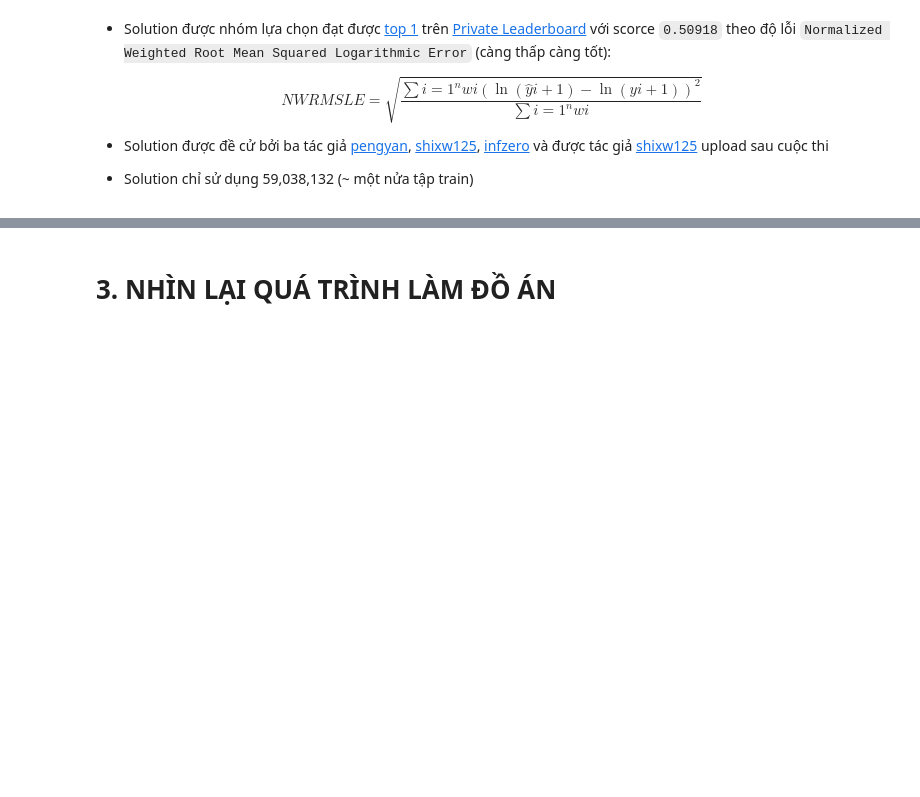
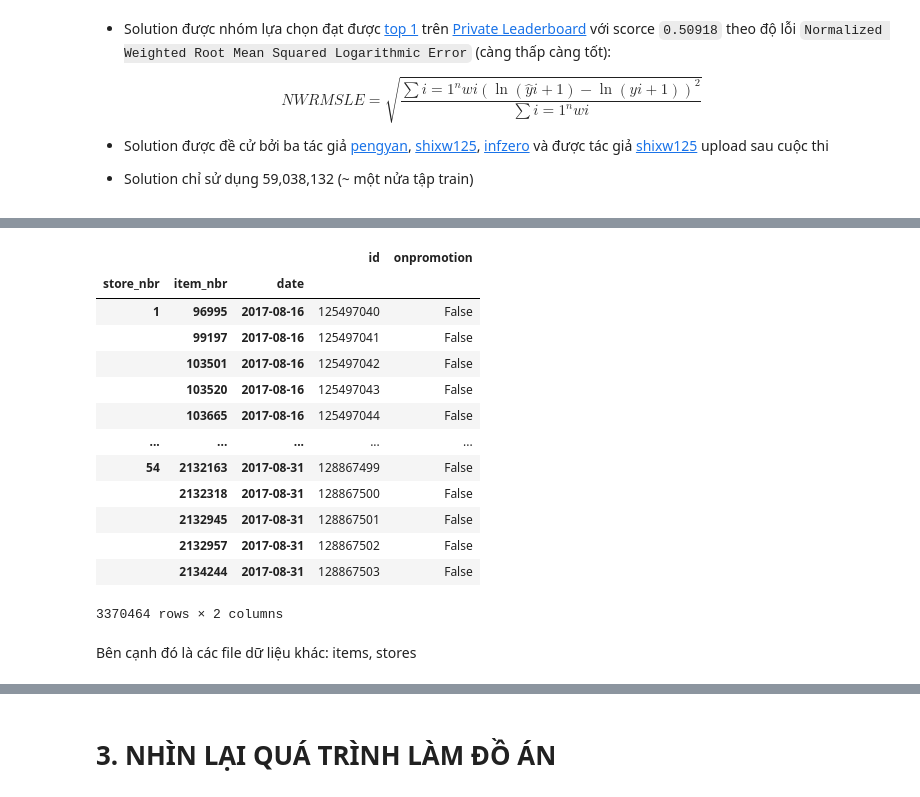
Before and after one commit to JustKidding2K/ADS-CQ18-Project, a Jupyter notebook: Report.ipynb, the cells around one changed output, grey strips where cells are left out. Drawn from its saved outputs; the diff is of its cells as text; code cells hidden in the pictures; blank space fills up the shorter version.

```diff
--- a/Report.ipynb
+++ b/Report.ipynb
@@ -79,0 +135,28 @@ $$ NWRMSLE = \sqrt{ \frac{\sum{i=1}^n wi \left( \ln(\hat{y}i + 1) - \ln(yi +1)
+# %%
+df_test = pd.read_csv(
+    "gdrive/MyDrive/input/test.csv", usecols=[0, 1, 2, 3, 4],
+    dtype={'onpromotion': bool},
+    parse_dates=["date"]  # , date_parser=parser
+).set_index(
+    ['store_nbr', 'item_nbr', 'date']
+)
+# %%
+# show
+df_test
+# %% [output]
+|  |  |  | id | onpromotion |
+| store_nbr | item_nbr | date |  |  |
+| 1 | 96995 | 2017-08-16 | 125497040 | False |
+|  | 99197 | 2017-08-16 | 125497041 | False |
+|  | 103501 | 2017-08-16 | 125497042 | False |
+|  | 103520 | 2017-08-16 | 125497043 | False |
+|  | 103665 | 2017-08-16 | 125497044 | False |
+| ... | ... | ... | ... | ... |
+| 54 | 2132163 | 2017-08-31 | 128867499 | False |
+|  | 2132318 | 2017-08-31 | 128867500 | False |
+|  | 2132945 | 2017-08-31 | 128867501 | False |
+|  | 2132957 | 2017-08-31 | 128867502 | False |
+|  | 2134244 | 2017-08-31 | 128867503 | False |
+3370464 rows × 2 columns
+# %% [markdown]
+Bên cạnh đó là các file dữ liệu khác: items, stores
```
Also changed, not shown: parts of 36 cells of this notebook.
